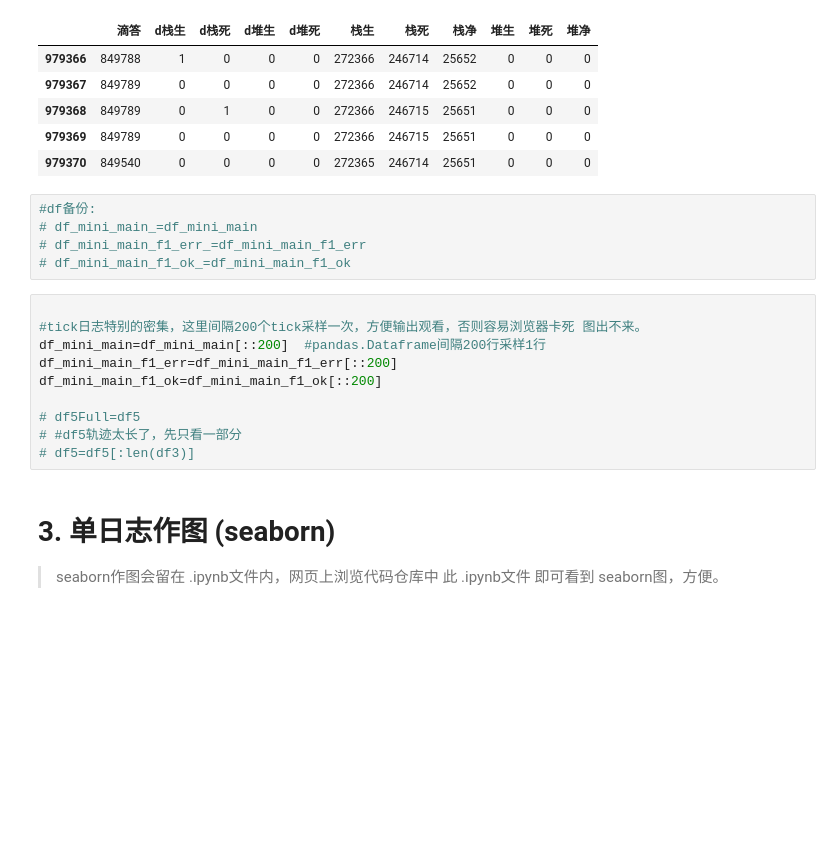
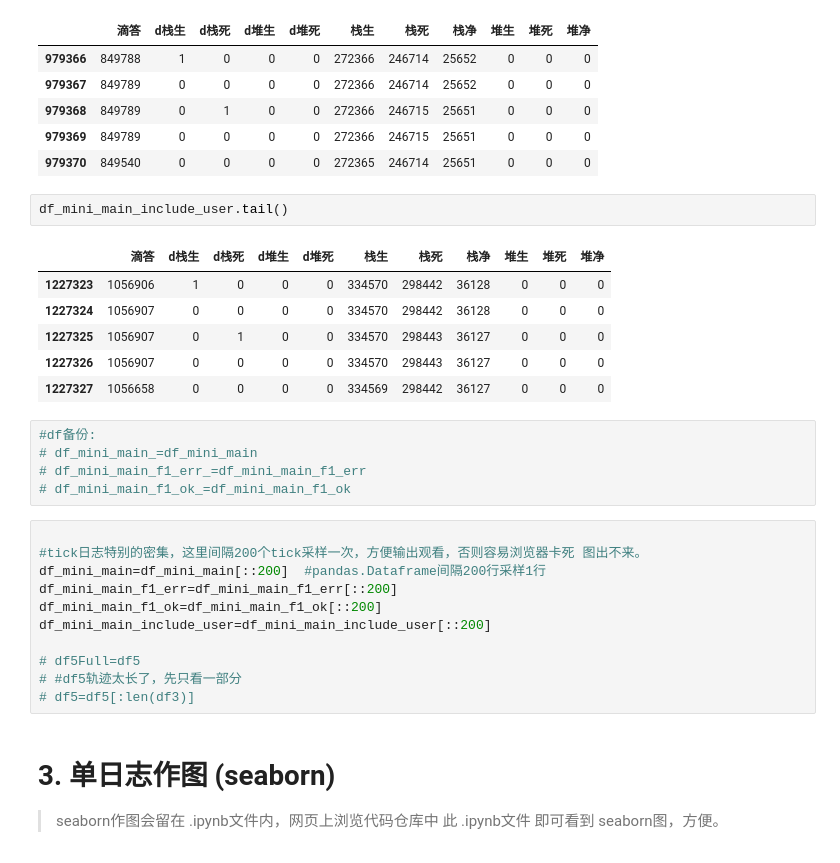
Before and after one commit to z-imagg/clp-zz-bkOfGitee, a Jupyter notebook: analyze_t_clock_tick/tick_plot__compile.ipynb, the cells around one changed output. Drawn from its saved outputs; the diff is of its cells as text; blank space fills up the shorter version.

```diff
--- a/analyze_t_clock_tick/tick_plot__compile.ipynb
+++ b/analyze_t_clock_tick/tick_plot__compile.ipynb
@@ -137,6 +169,15 @@ df_mini_main_f1_ok.tail()
 | 979368 | 849789 | 0 | 1 | 0 | 0 | 272366 | 246715 | 25651 | 0 | 0 | 0 |
 | 979369 | 849789 | 0 | 0 | 0 | 0 | 272366 | 246715 | 25651 | 0 | 0 | 0 |
 | 979370 | 849540 | 0 | 0 | 0 | 0 | 272365 | 246714 | 25651 | 0 | 0 | 0 |
+# %%
+df_mini_main_include_user.tail()
+# %% [output]
+|  | 滴答 | d栈生 | d栈死 | d堆生 | d堆死 | 栈生 | 栈死 | 栈净 | 堆生 | 堆死 | 堆净 |
+| 1227323 | 1056906 | 1 | 0 | 0 | 0 | 334570 | 298442 | 36128 | 0 | 0 | 0 |
+| 1227324 | 1056907 | 0 | 0 | 0 | 0 | 334570 | 298442 | 36128 | 0 | 0 | 0 |
+| 1227325 | 1056907 | 0 | 1 | 0 | 0 | 334570 | 298443 | 36127 | 0 | 0 | 0 |
+| 1227326 | 1056907 | 0 | 0 | 0 | 0 | 334570 | 298443 | 36127 | 0 | 0 | 0 |
+| 1227327 | 1056658 | 0 | 0 | 0 | 0 | 334569 | 298442 | 36127 | 0 | 0 | 0 |
 # %%
 #df备份:
 # df_mini_main_=df_mini_main
@@ -148,6 +189,7 @@ df_mini_main_f1_ok.tail()
 df_mini_main=df_mini_main[::200]  #pandas.Dataframe间隔200行采样1行
 df_mini_main_f1_err=df_mini_main_f1_err[::200]
 df_mini_main_f1_ok=df_mini_main_f1_ok[::200]
+df_mini_main_include_user=df_mini_main_include_user[::200]
 
 # df5Full=df5
 # #df5轨迹太长了，先只看一部分
```
Also changed, not shown: parts of 7 cells of this notebook.
